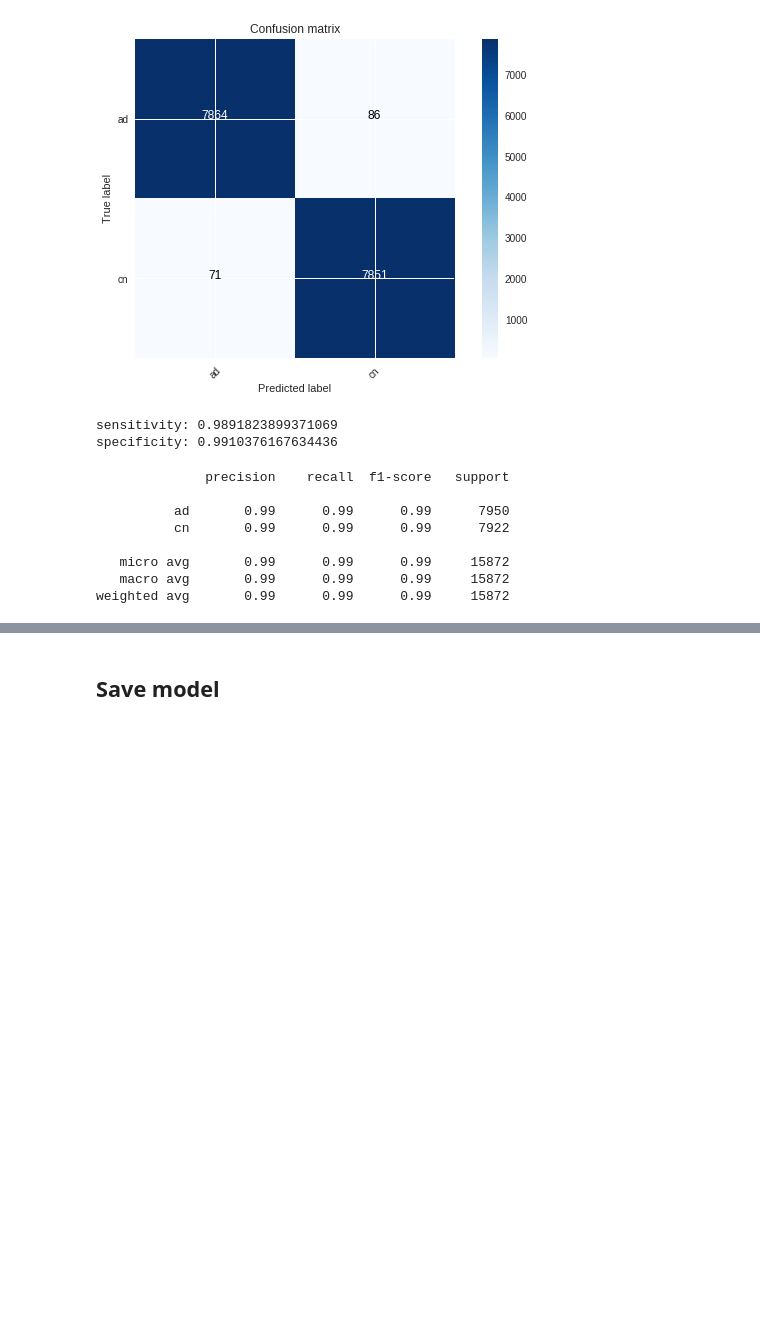
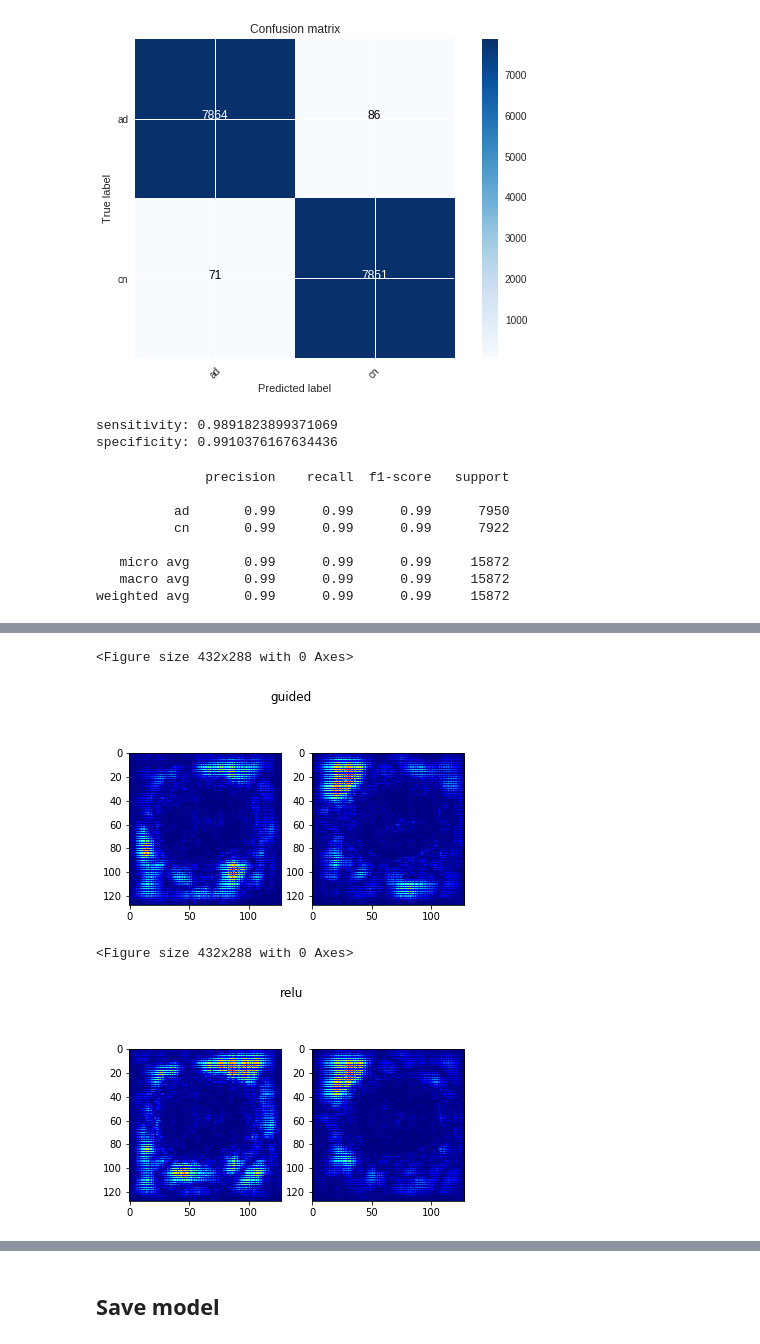
Before and after one commit to vincent1bt/Healthy-notebooks, a Jupyter notebook: AD.ipynb, the cells around one changed output, grey strips where cells are left out. Saved outputs shown, nothing was run; the diff lists cells and outputs as text; code cells hidden in the pictures; blank space fills up the shorter version.

```diff
--- a/AD.ipynb
+++ b/AD.ipynb
@@ -329,0 +400,15 @@ weighted avg       0.99      0.99      0.99     15872
+# %%
+for modifier in ['guided', 'relu']:
+    plt.figure()
+    f, ax = plt.subplots(1, 2)
+    plt.suptitle(modifier)
+
+    for index, img in enumerate(preprocessed_images):
+        grads = visualize_saliency(model, layer_idx, filter_indices=index,
+                                   seed_input=img, backprop_modifier=modifier)
+        ax[index].imshow(grads, cmap='jet')
+# %% [output]
+<Figure size 432x288 with 0 Axes>
+[figure, added]
+<Figure size 432x288 with 0 Axes>
+[figure, added]
```
Also changed, not shown: parts of 13 cells of this notebook, 2 other files.
